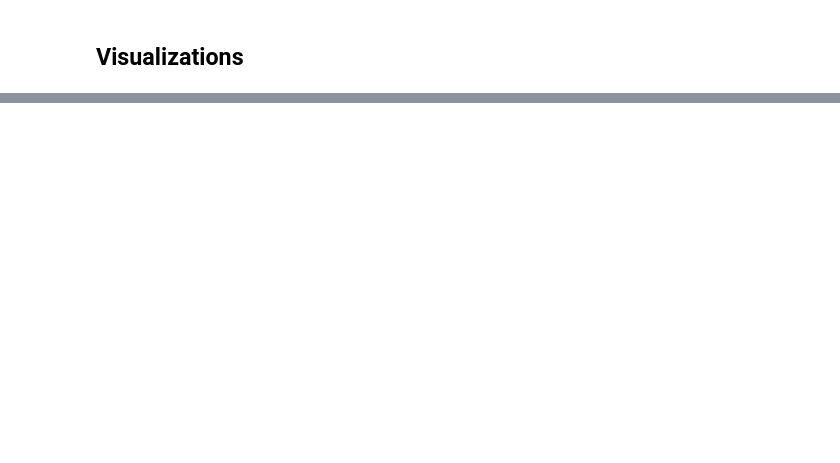
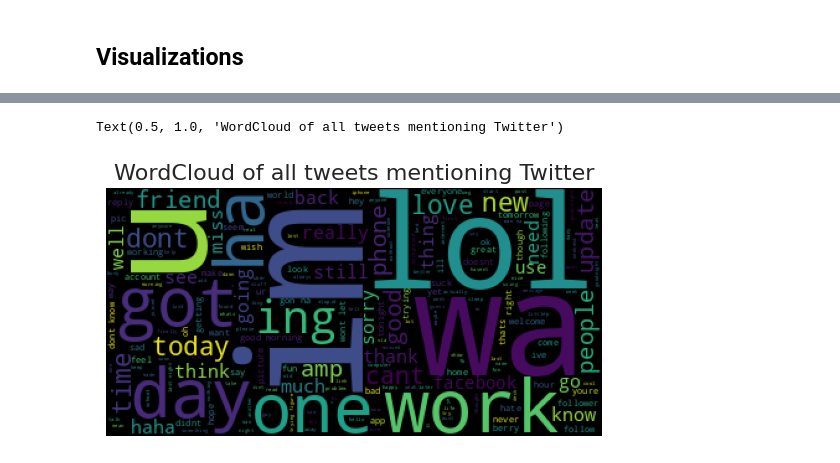
Before and after one commit to redtea3930/Twitter_Sentiment_Analysis, a Jupyter notebook: twitter_sentiment_analysis.ipynb, the cells around one changed output, grey strips where cells are left out. Saved outputs shown, nothing was run; the diff lists cells and outputs as text; code cells hidden in the pictures; blank space fills up the shorter version.

```diff
--- a/twitter_sentiment_analysis.ipynb
+++ b/twitter_sentiment_analysis.ipynb
@@ -139,5 +177,5 @@ twitter_df
 # %%
-# Use if possible
+# Extract rows with text referring to 'twitter' to new dataframe
 keyword = 'twitter'
-mention = tweets['text'].apply(lambda x: keyword in x)
-twitter_df = tweets[mention]
+mention = tweets_df['text'].apply(lambda x: keyword in x)
+twitter_df = tweets_df[mention]
@@ -149,0 +215,29 @@ twitter_df = tweets[mention]
+# %%
+# WordCloud of tweets mentioning 'twitter' (excluding the word 'twitter')
+
+# Exclude the word 'twitter' itself  and related words from 'text' of twitter_df
+# Define words to exclude
+words_to_exclude = ['twitter', 'tweets', 'tweet', 'tweeting']
+
+# Define function to exclude these words
+def exclude_words(text, words_to_exclude):
+    for word in words_to_exclude:
+        text = text.replace(word, '')
+    return text
+# %%
+# Apply function
+# Create new dataframe to not alter twitter_df
+twitter_cleaned_df = twitter_df.copy()
+
+twitter_cleaned_df['text'] = twitter_df['text'].apply(exclude_words, words_to_exclude=words_to_exclude)
+# %%
+# Create WordCloud of tweets that refer to 'twitter,' but excluding the word 'twitter' itself
+
+big_string = ' '.join(twitter_cleaned_df['text'])
+wc = WordCloud().generate(big_string)
+plt.imshow(wc)
+plt.axis("off")  # Turn off axis labels for better visualization
+plt.title("WordCloud of all tweets mentioning Twitter", fontsize=16) # Add title using MatPlotLib
+# %% [output]
+Text(0.5, 1.0, 'WordCloud of all tweets mentioning Twitter')
+[figure, added]
```
Also changed, not shown: parts of 35 cells of this notebook, 4 other files.
